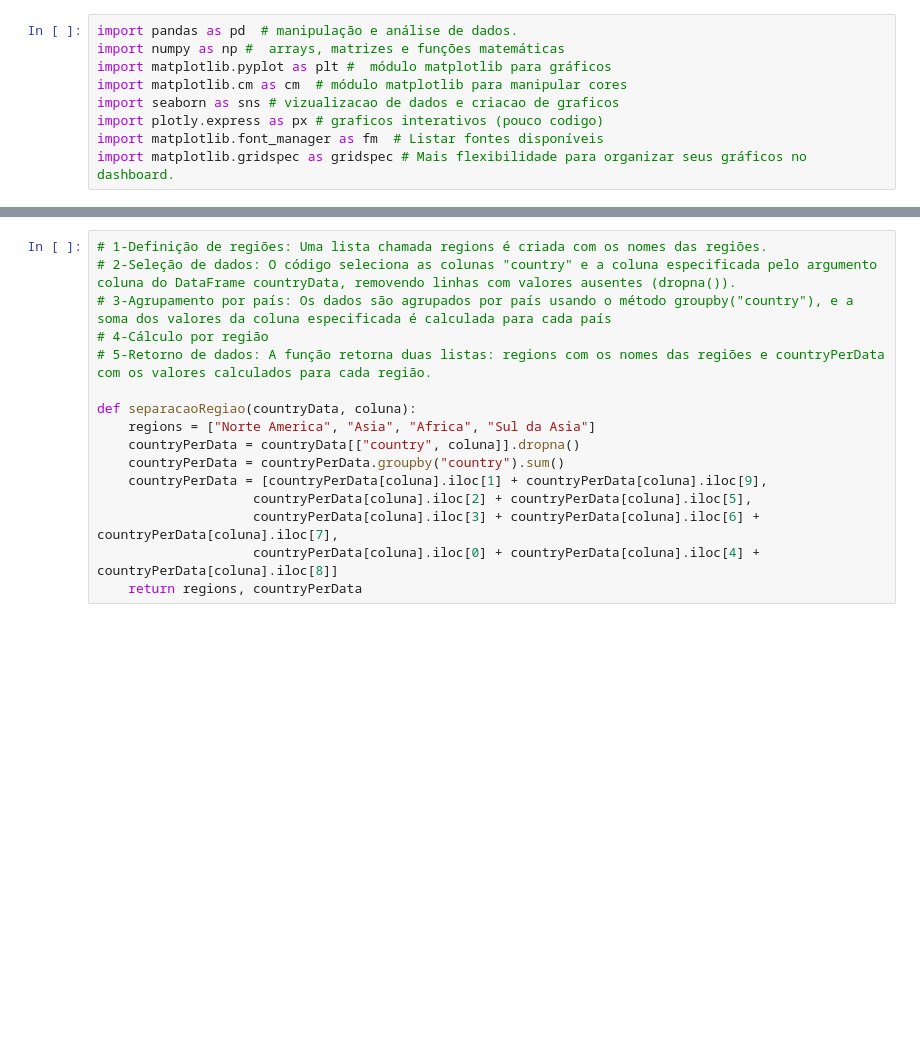
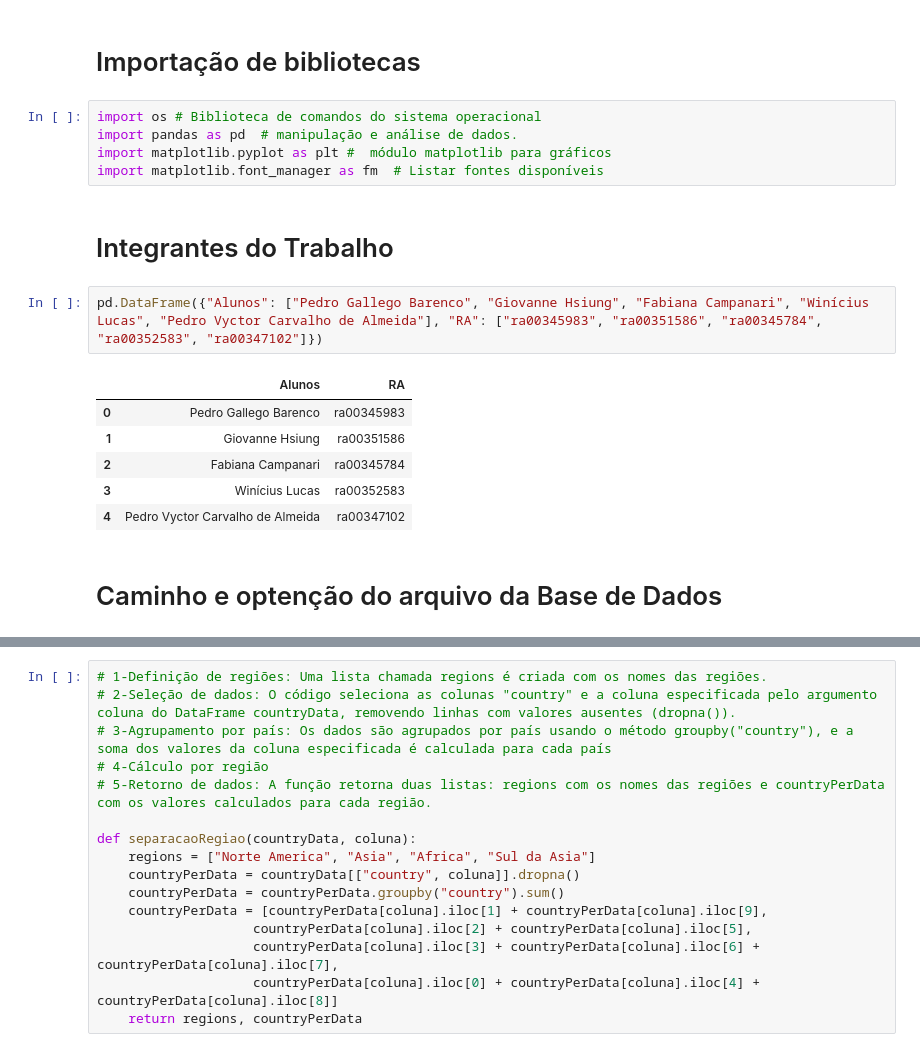
Before and after one commit to Mindful-AI-Assistants/storytelling-first-semester-2024, a Jupyter notebook: project_2/1_Codes/1a_DarkMode.ipynb, the cells around one changed output, grey strips where cells are left out. Drawn from its saved outputs; the diff is of its cells as text; blank space fills up the shorter version.

```diff
--- a/project_2/1_Codes/1a_DarkMode.ipynb
+++ b/project_2/1_Codes/1a_DarkMode.ipynb
@@ -1,9 +1,20 @@
+# %% [markdown]
+# Importação de bibliotecas
 # %%
+import os # Biblioteca de comandos do sistema operacional
 import pandas as pd  # manipulação e análise de dados.
-import numpy as np #  arrays, matrizes e funções matemáticas
 import matplotlib.pyplot as plt #  módulo matplotlib para gráficos
-import matplotlib.cm as cm  # módulo matplotlib para manipular cores
-import seaborn as sns # vizualizacao de dados e criacao de graficos
-import plotly.express as px # graficos interativos (pouco codigo)
 import matplotlib.font_manager as fm  # Listar fontes disponíveis
-import matplotlib.gridspec as gridspec # Mais flexibilidade para organizar seus gráficos no dashboard.
+# %% [markdown]
+# Integrantes do Trabalho
+# %%
+pd.DataFrame({"Alunos": ["Pedro Gallego Barenco", "Giovanne Hsiung", "Fabiana Campanari", "Winícius Lucas", "Pedro Vyctor Carvalho de Almeida"], "RA": ["ra00345983", "ra00351586", "ra00345784", "ra00352583", "ra00347102"]})
+# %% [output]
+|  | Alunos | RA |
+| 0 | Pedro Gallego Barenco | ra00345983 |
+| 1 | Giovanne Hsiung | ra00351586 |
+| 2 | Fabiana Campanari | ra00345784 |
+| 3 | Winícius Lucas | ra00352583 |
+| 4 | Pedro Vyctor Carvalho de Almeida | ra00347102 |
+# %% [markdown]
+# Caminho e optenção do arquivo da Base de Dados
```
Also changed, not shown: parts of 7 cells of this notebook, 1 other file.
